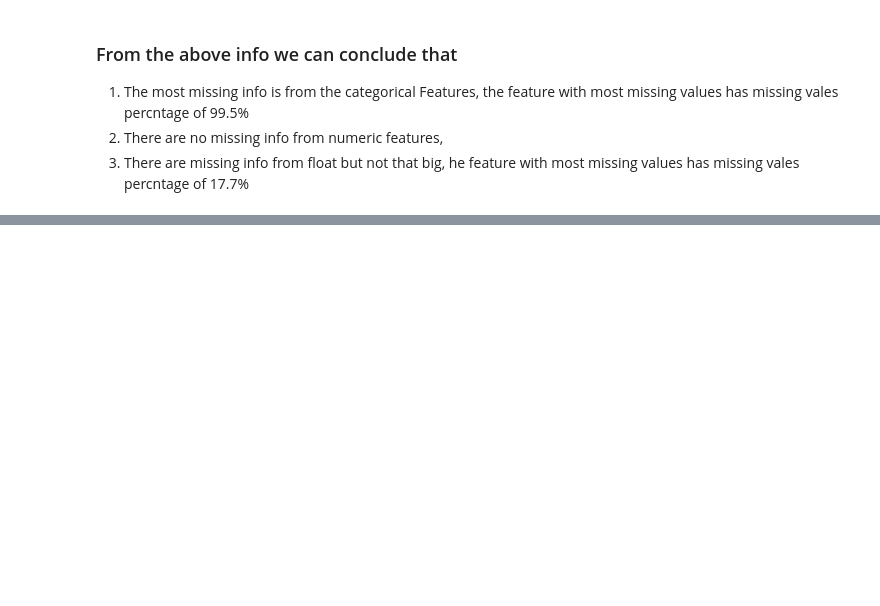
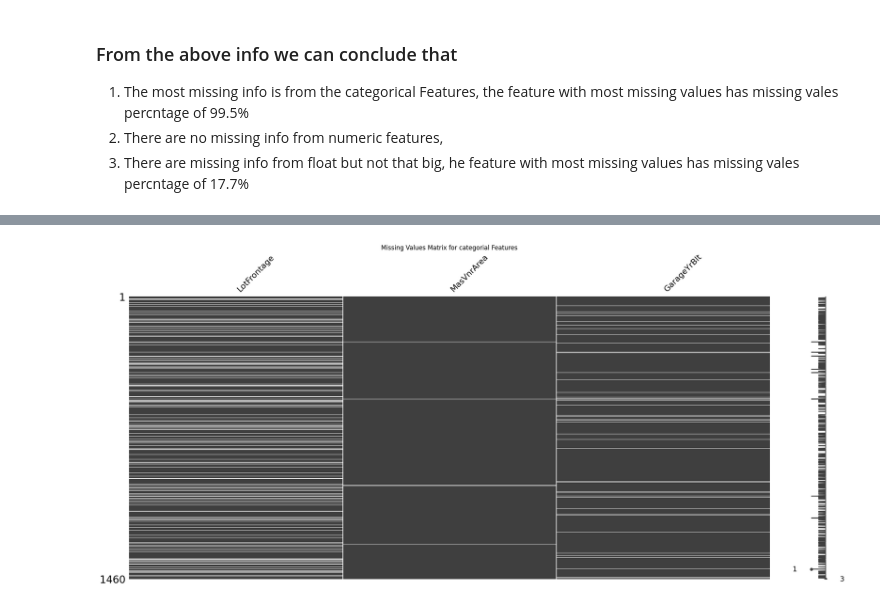
Before and after one commit to mohannadrateb/Data-Science-Eng-Portfolio, a Jupyter notebook: Regression/Housing_prices_ADV/Housing_prices_ADV.ipynb, the cells around one changed output, grey strips where cells are left out. Cells and saved outputs as stored; diff of their text form; code cells hidden in the pictures; blank space fills up the shorter version.

```diff
--- a/Regression/Housing_prices_ADV/Housing_prices_ADV.ipynb
+++ b/Regression/Housing_prices_ADV/Housing_prices_ADV.ipynb
@@ -130,0 +171,6 @@ dtype: float64
+# %%
+msno.matrix(float_numeric_features)
+plt.title('Missing Values Matrix for categorial Features')
+plt.show()
+# %% [output]
+[figure, added]
```
Also changed, not shown: parts of 9 cells of this notebook, 19 other files.
